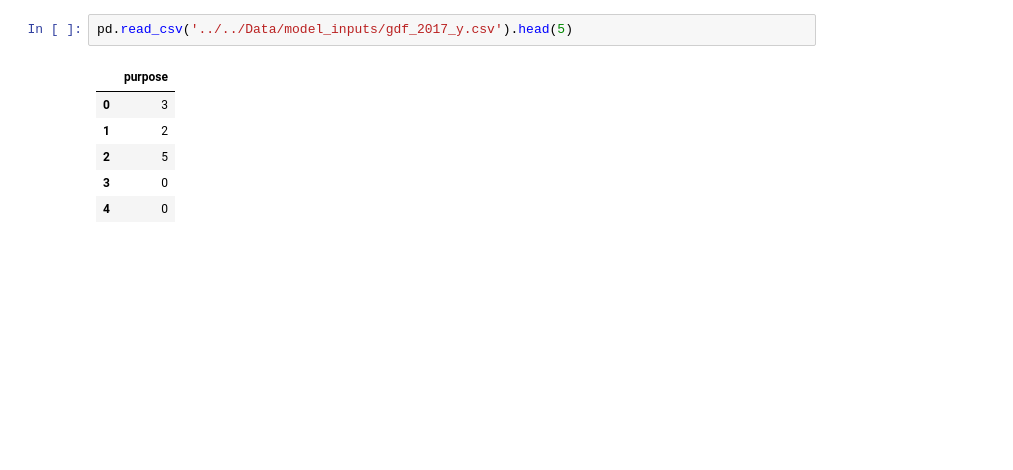
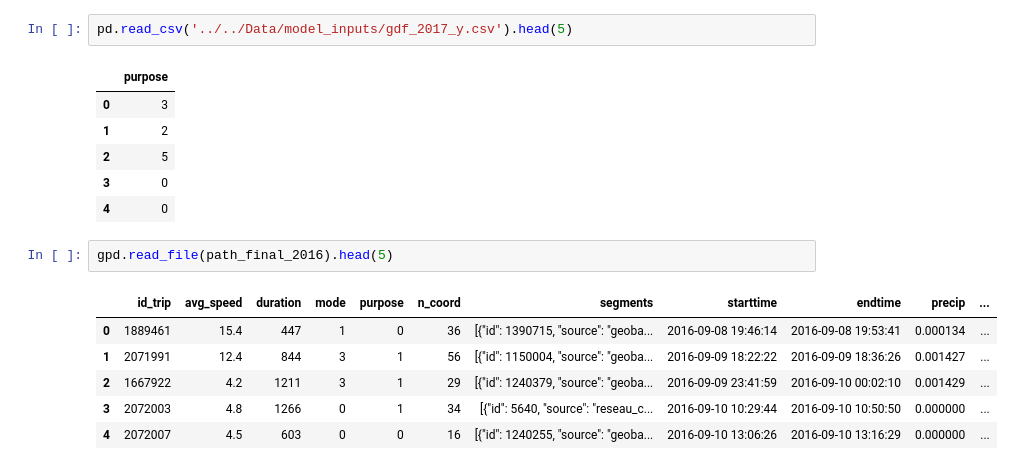
Before and after one commit to Thomasjkeel/Trip_Purpose_Classification, a Jupyter notebook: Notebooks/preprocessing/all_preprocessing.ipynb, the cells around one changed output. Cells and saved outputs as stored; diff of their text form; blank space fills up the shorter version.

```diff
--- a/Notebooks/preprocessing/all_preprocessing.ipynb
+++ b/Notebooks/preprocessing/all_preprocessing.ipynb
@@ -1149,3 +639,12 @@ pd.read_csv('../../Data/model_inputs/gdf_2017_y.csv').head(5)
 | 2 | 5 |
 | 3 | 0 |
 | 4 | 0 |
+# %%
+gpd.read_file(path_final_2016).head(5)
+# %% [output]
+|  | id_trip | avg_speed | duration | mode | purpose | n_coord | segments | starttime | endtime | precip | ... |
+| 0 | 1889461 | 15.4 | 447 | 1 | 0 | 36 | [{"id": 1390715, "source": "geoba... | 2016-09-08 19:46:14 | 2016-09-08 19:53:41 | 0.000134 | ... |
+| 1 | 2071991 | 12.4 | 844 | 3 | 1 | 56 | [{"id": 1150004, "source": "geoba... | 2016-09-09 18:22:22 | 2016-09-09 18:36:26 | 0.001427 | ... |
+| 2 | 1667922 | 4.2 | 1211 | 3 | 1 | 29 | [{"id": 1240379, "source": "geoba... | 2016-09-09 23:41:59 | 2016-09-10 00:02:10 | 0.001429 | ... |
+| 3 | 2072003 | 4.8 | 1266 | 0 | 1 | 34 | [{"id": 5640, "source": "reseau_c... | 2016-09-10 10:29:44 | 2016-09-10 10:50:50 | 0.000000 | ... |
+| 4 | 2072007 | 4.5 | 603 | 0 | 0 | 16 | [{"id": 1240255, "source": "geoba... | 2016-09-10 13:06:26 | 2016-09-10 13:16:29 | 0.000000 | ... |
```
Also changed, not shown: parts of 68 cells of this notebook, 9 other files.
